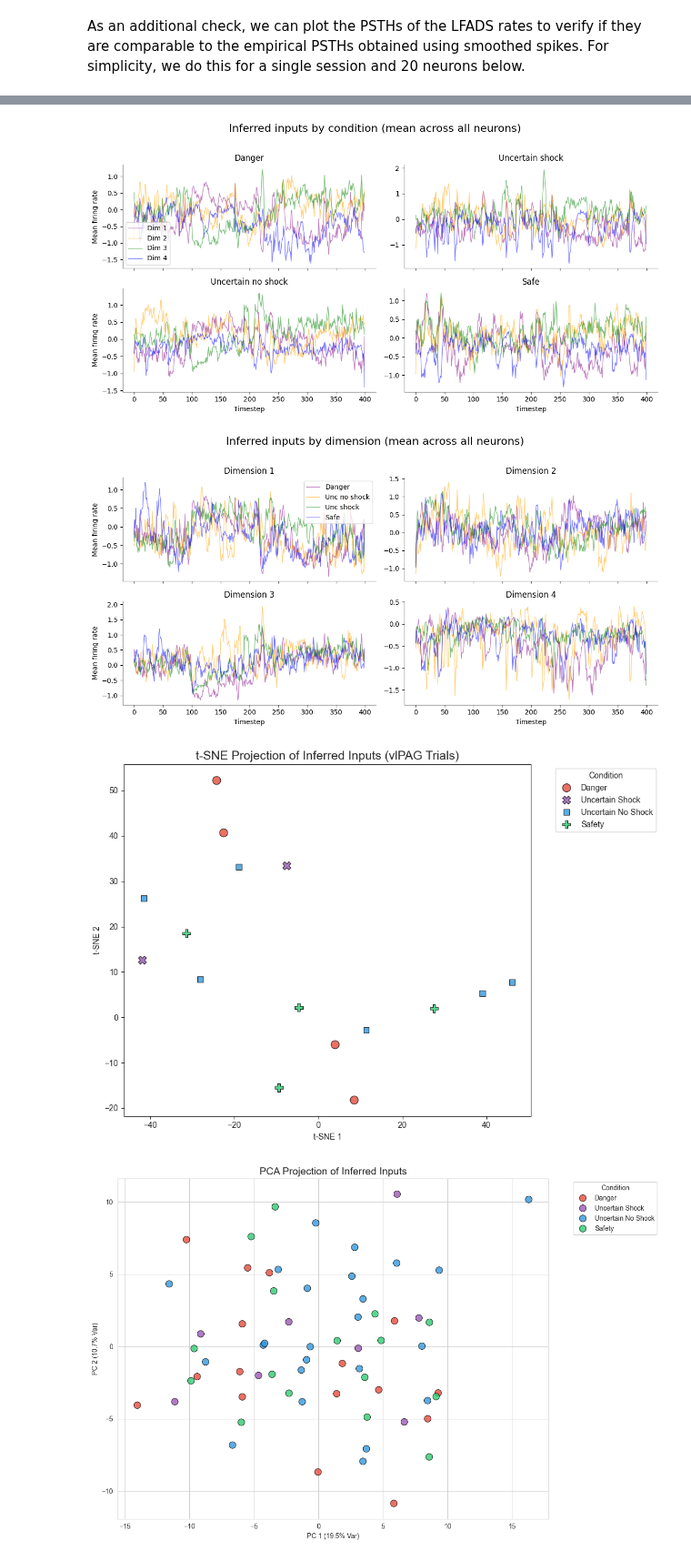
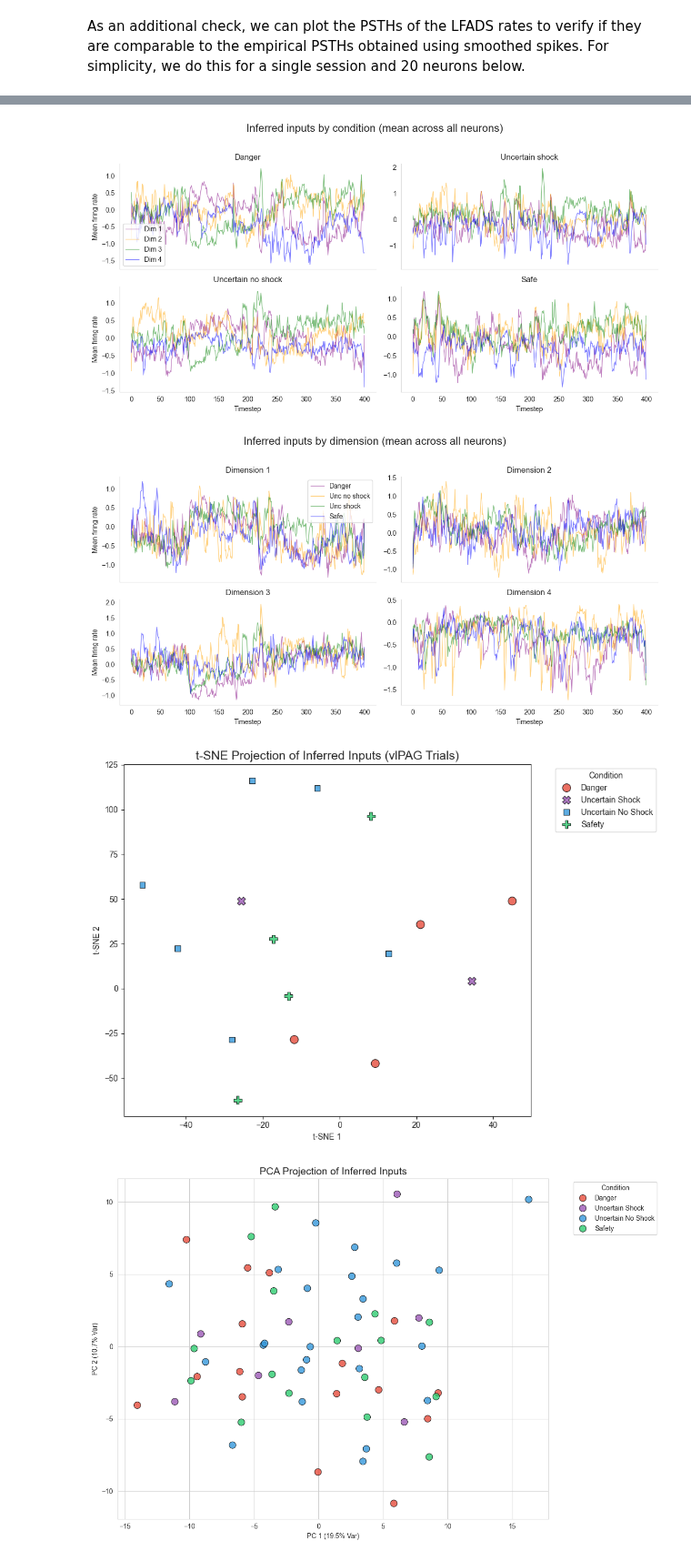
Before and after one commit to wkemilylau/iib_project_lfads, a Jupyter notebook: tutorials/multisession/bst-vlpag-eval.ipynb, the cells around one changed output, grey strips where cells are left out. Shown at 91% size. Saved outputs shown, nothing was run; the diff lists cells and outputs as text; code cells hidden in the pictures.

```diff
--- a/tutorials/multisession/bst-vlpag-eval.ipynb
+++ b/tutorials/multisession/bst-vlpag-eval.ipynb
@@ -55,6 +55,7 @@ rates = {}
 factors = {}
 spikes = {}
 inferred_inputs = {}
+initial_conditions = {}
 bin_width_sec = 0.1
 
 for data_path in LFADS_OUTPUT_PATHS:
@@ -71,11 +72,14 @@ for data_path in LFADS_OUTPUT_PATHS:
         valid_rates = f["valid_output_params"][:]
         train_inferred_inputs = f['train_co_means'][:]
         valid_inferred_inputs = f['valid_co_means'][:]
+        train_initial_conditions = f['train_ic_mean'][:]
+        valid_initial_conditions = f['valid_ic_mean'][:]
 
         spikes[session_id] = merge_data(train_encod_data, valid_encod_data, train_inds, valid_inds)
         factors[session_id] = merge_data(train_factors, valid_factors, train_inds, valid_inds)
         rates[session_id] = merge_data(train_rates, valid_rates, train_inds, valid_inds)
         inferred_inputs[session_id] = merge_data(train_inferred_inputs, valid_inferred_inputs, train_inds, valid_inds)
+        initial_conditions[session_id] = np.concatenate((train_initial_conditions, valid_initial_conditions), axis=0)
 # %% [output]
 vlPAG
 ['train_co_means', 'train_co_stds', 'train_con_states', 'train_encod_data', 'train_factors', 'train_gen_init', 'train_gen_inputs', 'train_gen_states', 'train_ic_mean', 'train_ic_std', 'train_output_pa ...
@@ -255,6 +266,7 @@ def plot_inferred_inputs_by_condition(input_data, title):
         # Clean up visual clutter
         ax.spines['top'].set_visible(False)
         ax.spines['right'].set_visible(False)
+        ax.grid(False)
 
         # Add labels only to the bottom-most plots for a cleaner look
         if i >= 2:
@@ -270,7 +282,7 @@ sess = 'vlPAG'
 # Run the updated plotting function
 plot_inferred_inputs_by_condition(inferred_inputs[sess], "Inferred inputs by condition (mean across all neurons)")
 # %% [output]
-[figure, old version]
+[figure, new version]
 # %%
 # plot 4 conditions for each dimension of inferred inputs
 
@@ -322,6 +334,7 @@ def plot_inferred_inputs_by_dimension(input_data, title):
         # Clean up visual clutter
         ax.spines['top'].set_visible(False)
         ax.spines['right'].set_visible(False)
+        ax.grid(False)
 
         # Add labels only to the bottom-most plots for a cleaner look
         if i >= 2:
@@ -337,7 +350,7 @@ sess = 'vlPAG'
 # Run the updated plotting function
 plot_inferred_inputs_by_dimension(inferred_inputs[sess], "Inferred inputs by dimension (mean across all neurons)")
 # %% [output]
-[figure, old version]
+[figure, new version]
 # %%
 # t-SNE clustering of inferred inputs
 
@@ -366,7 +379,7 @@ def plot_tsne_conditions(data_array):
 
     # 3. Run t-SNE
     # perplexity should be smaller than n_samples (16)
-    tsne = TSNE(n_components=2, perplexity=2, random_state=42, init='pca', learning_rate='auto')
+    tsne = TSNE(n_components=2, perplexity=3, random_state=42, init='pca', learning_rate='auto')
     tsne_results = tsne.fit_transform(flattened_data)
 
     # 4. Visualization
@@ -375,34 +388,34 @@ def plot_tsne_conditions(data_array):
 
     # Custom color palette for conditions
     palette = {
         'Danger': '#e74c3c',            # Red
         'Uncertain Shock': '#9b59b6',   # Purple
         'Uncertain No Shock': '#3498db',# Blue
         'Safety': '#2ecc71'             # Green
     }
 
     sns.scatterplot(
         x=tsne_results[:, 0],
         y=tsne_results[:, 1],
         hue=conditions,
         palette=palette,
         s=100,
         style=conditions,
         edgecolor='black',
         alpha=0.8
     )
 
     plt.title('t-SNE Projection of Inferred Inputs (vlPAG Trials)', fontsize=15)
     plt.xlabel('t-SNE 1')
     plt.ylabel('t-SNE 2')
     plt.legend(title='Condition', bbox_to_anchor=(1.05, 1), loc='upper left')
     plt.tight_layout()
     plt.show()
 
 # Example usage:
 plot_tsne_conditions(inferred_inputs['vlPAG'])
 # %% [output]
-[figure, old version]
+[figure, new version]
 # %%
 import numpy as np
 import matplotlib.pyplot as plt
```
Also changed, not shown: parts of 6 cells of this notebook, 1 other file.
